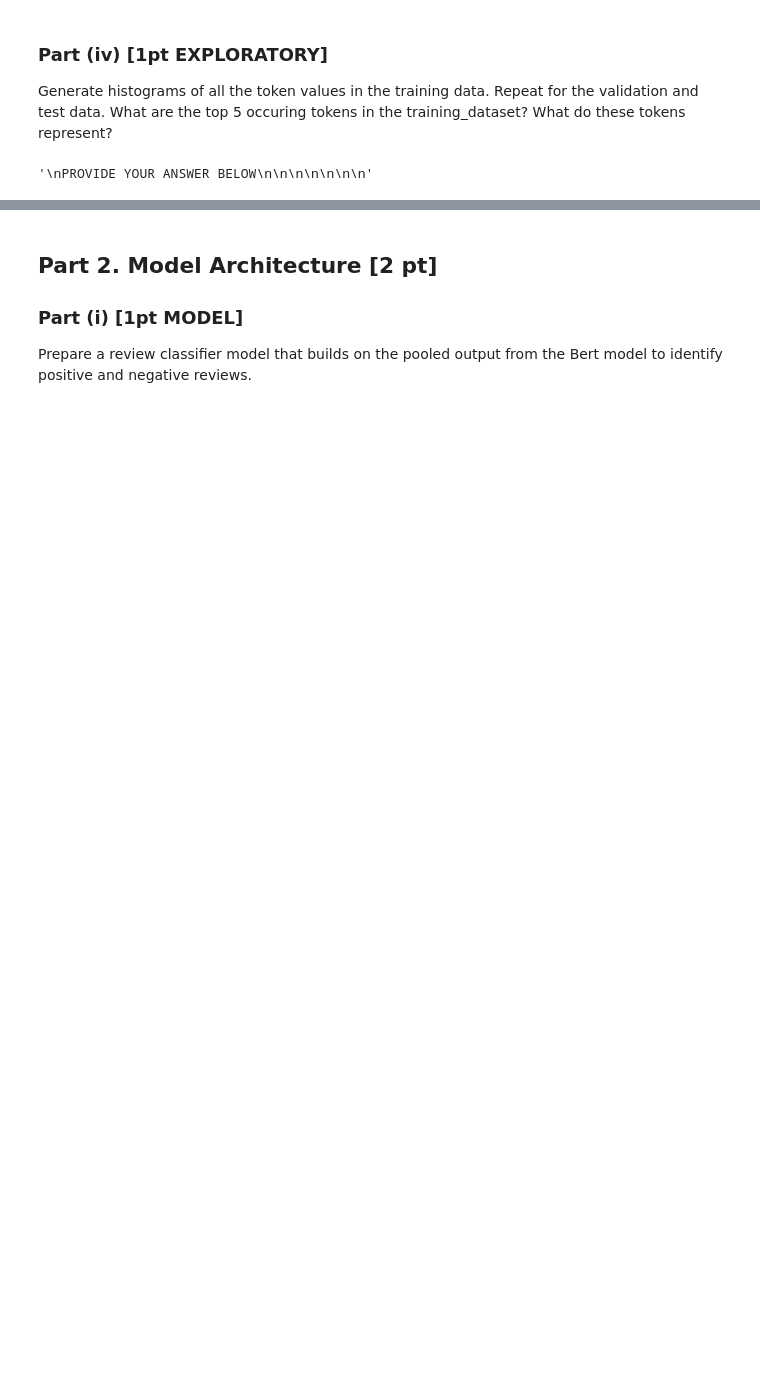
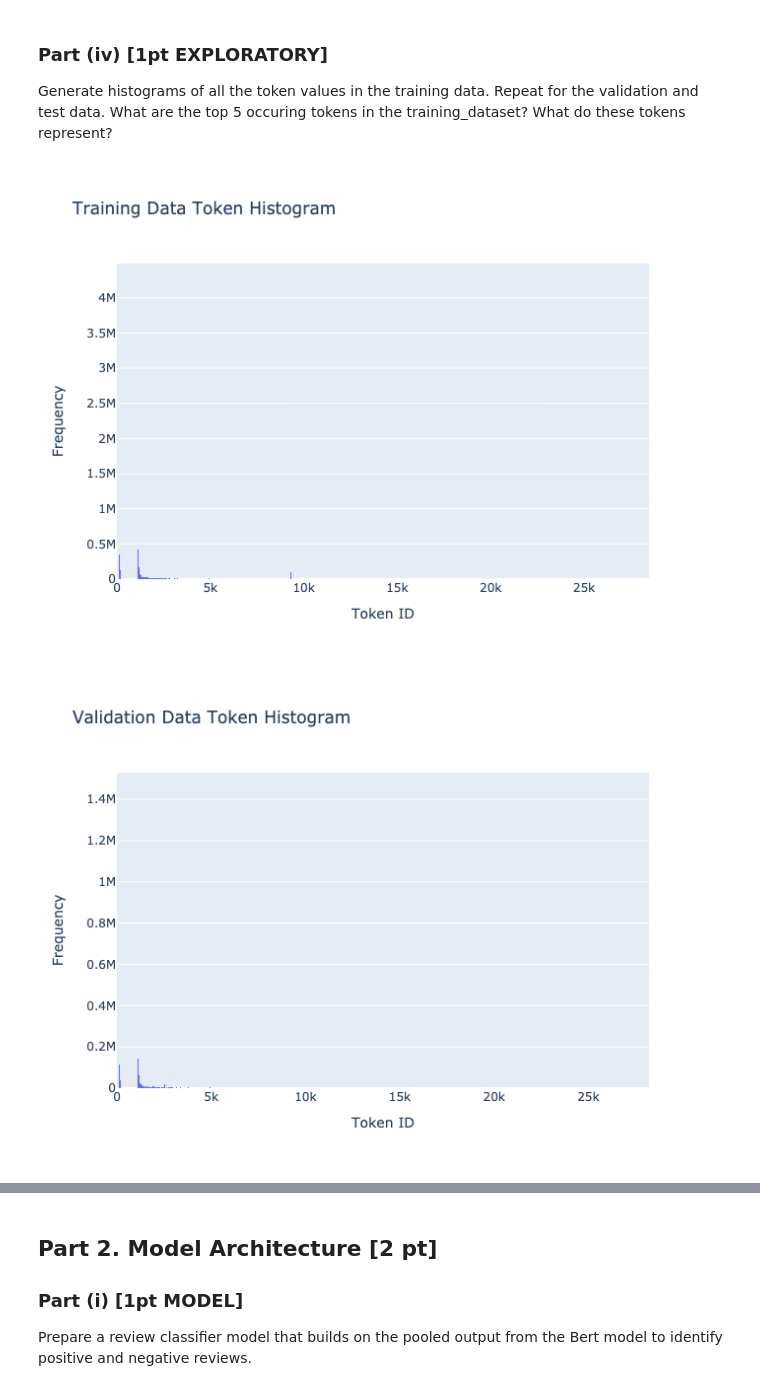
Before and after one commit to armandordorica/MIE1517_A4_RNN_Sentiment_analysis, a Jupyter notebook: A4-partB.ipynb, the cells around one changed output, grey strips where cells are left out. Drawn from its saved outputs; the diff is of its cells as text; code cells hidden in the pictures; blank space fills up the shorter version.

```diff
--- a/A4-partB.ipynb
+++ b/A4-partB.ipynb
@@ -257,12 +292,42 @@ Generate histograms of all the token values in the training data. Repeat for the
-# %%
-'''
-PROVIDE YOUR ANSWER BELOW
-
-
-
-
-
-
-'''
-# %% [output]
-'\nPROVIDE YOUR ANSWER BELOW\n\n\n\n\n\n\n'
+# %%
+import torch
+
+# Function to collect all token values from a DataLoader
+def collect_tokens(data_loader):
+    all_tokens = []
+    for batch in data_loader:
+        input_ids = batch['input_ids']
+        all_tokens.extend(input_ids.flatten().tolist())
+    return all_tokens
+
+# Collect tokens from each dataset
+train_tokens = collect_tokens(train_data_loader)
+val_tokens = collect_tokens(val_data_loader)
+test_tokens = collect_tokens(test_data_loader)
+# %%
+import plotly.graph_objects as go
+
+# Function to create a histogram using Plotly
+def create_histogram(tokens, title):
+    fig = go.Figure(data=[go.Histogram(x=tokens)])
+    fig.update_layout(title_text=title, xaxis_title='Token ID', yaxis_title='Frequency')
+    return fig
+# %%
+import plotly.io as pio
+pio.renderers.default = 'notebook'
+pio.renderers.default = 'png'
+
+
+# Your existing code to create and show histograms
+# Create histograms for each dataset
+train_histogram = create_histogram(train_tokens, 'Training Data Token Histogram')
+val_histogram = create_histogram(val_tokens, 'Validation Data Token Histogram')
+test_histogram = create_histogram(test_tokens, 'Test Data Token Histogram')
+
+# Show histograms
+train_histogram.show()
+val_histogram.show()
+test_histogram.show()
+# %% [output]
+[figure, added]
+[figure, added]
```
Also changed, not shown: parts of 37 cells of this notebook.
